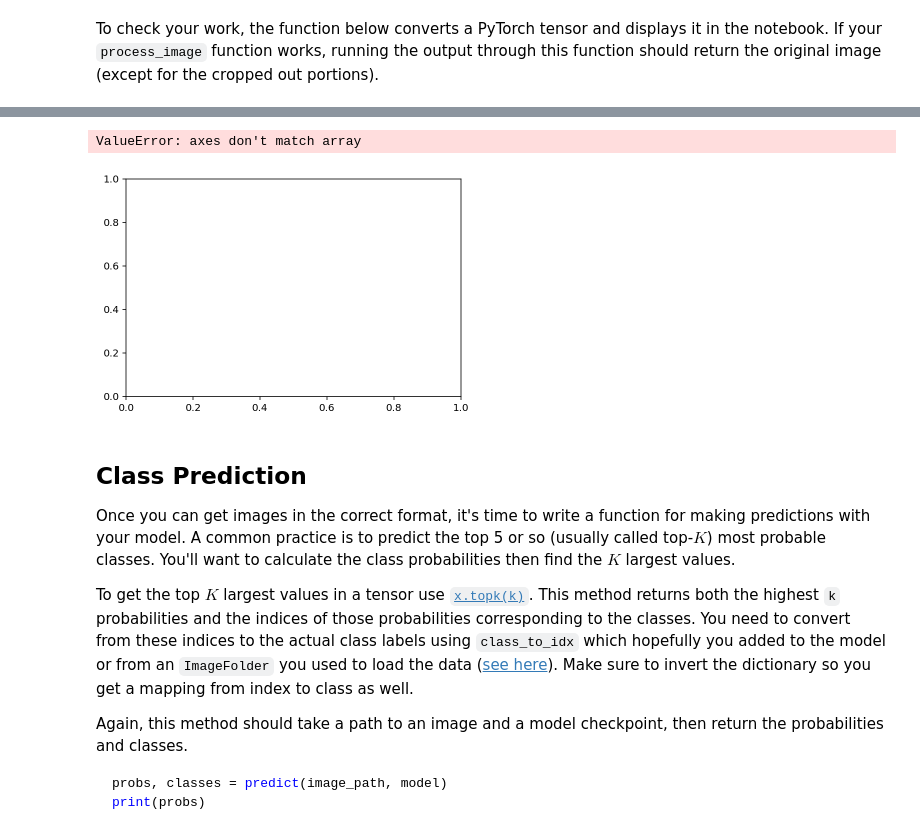
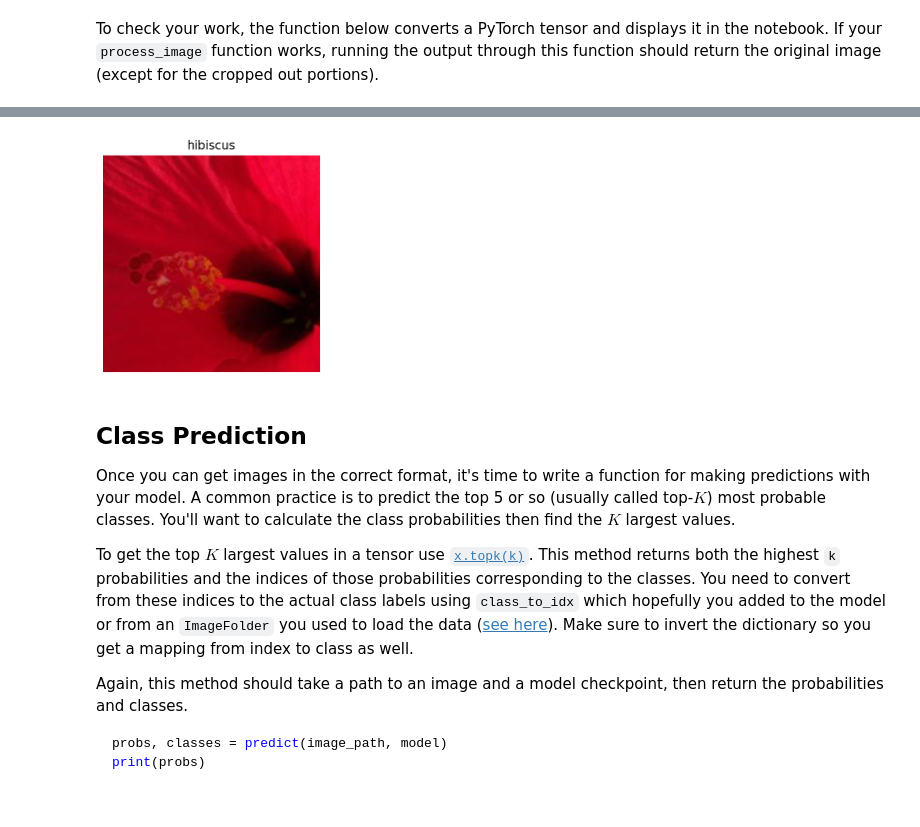
Before and after one commit to Scoobs94/Udacity-Image-Classifier-Proj, a Jupyter notebook: Image Classifier Project.ipynb, the cells around one changed output, grey strips where cells are left out. Drawn from its saved outputs; the diff is of its cells as text; code cells hidden in the pictures; blank space fills up the shorter version.

```diff
--- a/Image Classifier Project.ipynb
+++ b/Image Classifier Project.ipynb
@@ -211,8 +202,8 @@ valid_accuracy = []
 for epoch in range(epochs):
     for images, labels in trainloader:
         steps += 1
+
         # move input and label tensor to the default device
-
         images, labels = images.to(device), labels.to(device)
 
         optimizer.zero_grad()
@@ -235,8 +226,8 @@ for epoch in range(epochs):
                 images, labels = images.to(device), labels.to(device)
 
                 log_ps = model(images)
-                loss = criterion(log_ps, labels)
-                valid_loss += loss.item()
+                batch_loss = criterion(log_ps, labels)
+                valid_loss += batch_loss.item()
 
                 # Calculate accuracy
                 ps = torch.exp(log_ps)
@@ -341,22 +365,14 @@ Remember that you'll want to completely rebuild the model later so you can use i
 # DONE: Save the checkpoint
 model.class_to_idx = train_data.class_to_idx
 
-checkpoint = {'arch': 'resnet101',
+checkpoint = {'arch': 'resnet152',
               'input_size': 2048,
               'output_size': 102,
               'epochs': 10,
               'norm_mean': norm_mean,
               'norm_std': norm_std,
               'criterion': criterion,
-              'classifier': classifier,
-#               'classifier.fc1.weight': classifier.fc1.weight,
-#               'classifier.fc1.bias': classifier.fc1.bias,
-#               'classifier.fc2.weight': classifier.fc2.weight,
-#               'classifier.fc2.bias': classifier.fc2.bias,
-#               'classifier.fc3.weight': classifier.fc3.weight,
-#               'classifier.fc3.bias': classifier.fc3.bias,
-#               'classifier.fc4.weight': classifier.fc4.weight,
-#               'classifier.fc4.bias': classifier.fc4.bias,
+              'classifier': model.fc,
               'class_to_idx': model.class_to_idx,
               'model_state_dict': model.state_dict(),
               'optim_state_dict': optimizer.state_dict()}
@@ -546,29 +556,18 @@ imshow(images[0], name);
-# %%
-# /image_01789.jpg
-image_path = 'C:/Users/jaket/Desktop/Udacity/Machine Learning with Python/aipnd-project-master/flowers/test/'
-key = '83'
-
-# process and normalize images to tensors for imshow
-norm_mean = [0.485, 0.456, 0.406]
-norm_std = [0.229, 0.224, 0.225]
-
-final_transforms = transforms.Compose([transforms.Resize(225),
-                                      transforms.CenterCrop(224),
-                                      transforms.ToTensor(),
-                                      transforms.Normalize(norm_mean, norm_std)])
-
-final_data = datasets.ImageFolder(image_path, transform=final_transforms)
-final_loader = torch.utils.data.DataLoader(final_data, batch_size = 1)
-
-image = next(iter(final_loader))
-
-name = cat_to_name[key]
-
-
-imshow(image[0], name)
-# %% [output]
-ValueError: axes don't match array
-[figure, removed]
+# %%
+image_path = 'C:/Users/jaket/Desktop/Udacity/Machine Learning with Python/aipnd-project-master/flowers/test/83/image_01789.jpg'
+key = '83'
+
+img = process_image(image_path)
+
+image_tensor = torch.from_numpy(img).type(torch.FloatTensor)
+img = image_tensor
+
+name = cat_to_name[key]
+
+
+imshow(img, name);
+# %% [output]
+[figure, added]
 # %% [markdown]
 ## Class Prediction
 
```
Also changed, not shown: parts of 29 cells of this notebook.
